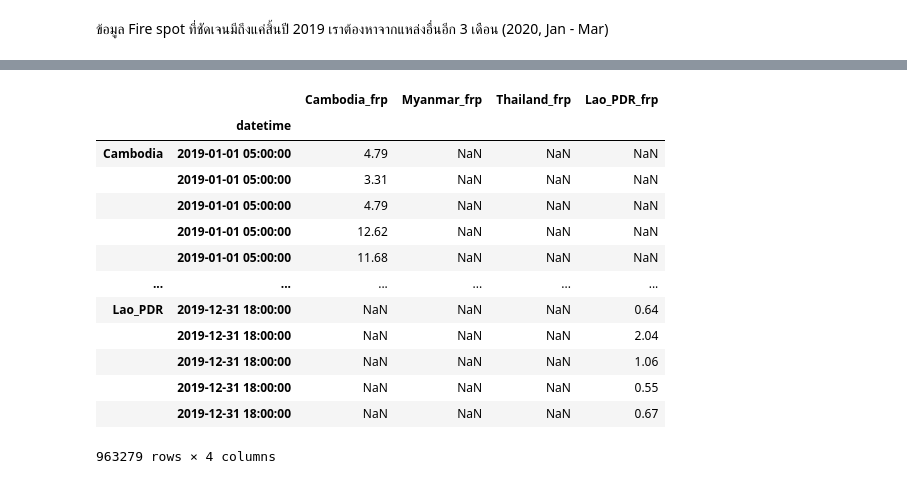
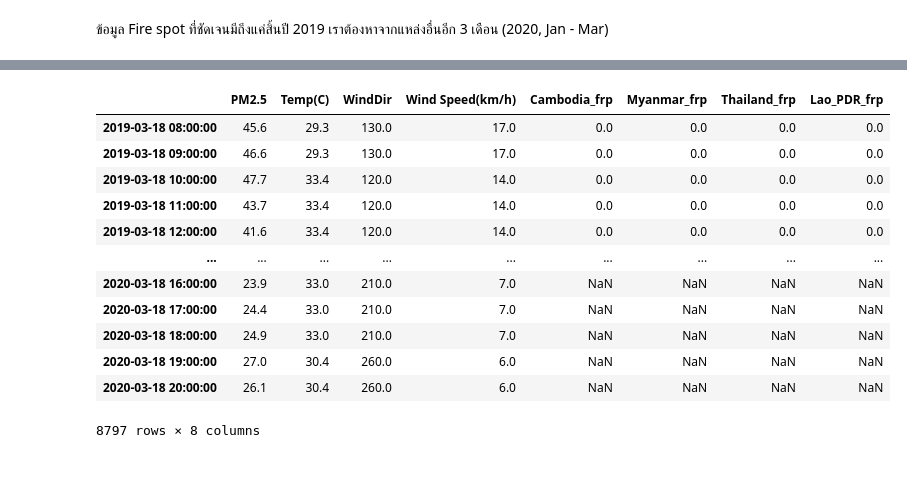
Before and after one commit to samsatp/PM25-DataScience-TermProject, a Jupyter notebook: 6. prepare_test.ipynb, the cells around one changed output, grey strips where cells are left out. Cells and saved outputs as stored; diff of their text form; code cells hidden in the pictures.

```diff
--- a/6. prepare_test.ipynb
+++ b/6. prepare_test.ipynb
@@ -68,17 +42,17 @@ for c in countries:
-# %%
-pd.concat(fire)
-# %% [output]
-|  |  | Cambodia_frp | Myanmar_frp | Thailand_frp | Lao_PDR_frp |
-|  | datetime |  |  |  |  |
-| Cambodia | 2019-01-01 05:00:00 | 4.79 | NaN | NaN | NaN |
-|  | 2019-01-01 05:00:00 | 3.31 | NaN | NaN | NaN |
-|  | 2019-01-01 05:00:00 | 4.79 | NaN | NaN | NaN |
-|  | 2019-01-01 05:00:00 | 12.62 | NaN | NaN | NaN |
-|  | 2019-01-01 05:00:00 | 11.68 | NaN | NaN | NaN |
-| ... | ... | ... | ... | ... | ... |
-| Lao_PDR | 2019-12-31 18:00:00 | NaN | NaN | NaN | 0.64 |
-|  | 2019-12-31 18:00:00 | NaN | NaN | NaN | 2.04 |
-|  | 2019-12-31 18:00:00 | NaN | NaN | NaN | 1.06 |
-|  | 2019-12-31 18:00:00 | NaN | NaN | NaN | 0.55 |
-|  | 2019-12-31 18:00:00 | NaN | NaN | NaN | 0.67 |
-963279 rows × 4 columns
+# %%
+fire = pd.read_csv("./data/fire_2016_to_2019.csv", index_col=0, parse_dates=True)
+data['Bangkok'].merge(fire, right_index=True, left_index=True, how='left')
+# %% [output]
+|  | PM2.5 | Temp(C) | WindDir | Wind Speed(km/h) | Cambodia_frp | Myanmar_frp | Thailand_frp | Lao_PDR_frp |
+| 2019-03-18 08:00:00 | 45.6 | 29.3 | 130.0 | 17.0 | 0.0 | 0.0 | 0.0 | 0.0 |
+| 2019-03-18 09:00:00 | 46.6 | 29.3 | 130.0 | 17.0 | 0.0 | 0.0 | 0.0 | 0.0 |
+| 2019-03-18 10:00:00 | 47.7 | 33.4 | 120.0 | 14.0 | 0.0 | 0.0 | 0.0 | 0.0 |
+| 2019-03-18 11:00:00 | 43.7 | 33.4 | 120.0 | 14.0 | 0.0 | 0.0 | 0.0 | 0.0 |
+| 2019-03-18 12:00:00 | 41.6 | 33.4 | 120.0 | 14.0 | 0.0 | 0.0 | 0.0 | 0.0 |
+| ... | ... | ... | ... | ... | ... | ... | ... | ... |
+| 2020-03-18 16:00:00 | 23.9 | 33.0 | 210.0 | 7.0 | NaN | NaN | NaN | NaN |
+| 2020-03-18 17:00:00 | 24.4 | 33.0 | 210.0 | 7.0 | NaN | NaN | NaN | NaN |
+| 2020-03-18 18:00:00 | 24.9 | 33.0 | 210.0 | 7.0 | NaN | NaN | NaN | NaN |
+| 2020-03-18 19:00:00 | 27.0 | 30.4 | 260.0 | 6.0 | NaN | NaN | NaN | NaN |
+| 2020-03-18 20:00:00 | 26.1 | 30.4 | 260.0 | 6.0 | NaN | NaN | NaN | NaN |
+8797 rows × 8 columns
```
Also changed, not shown: parts of 2 cells of this notebook, 1 other file.
